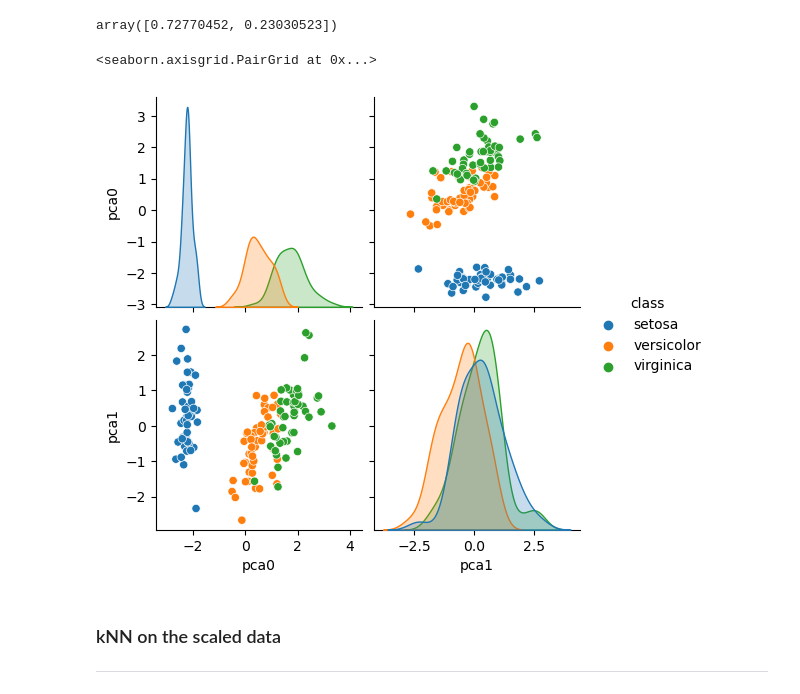
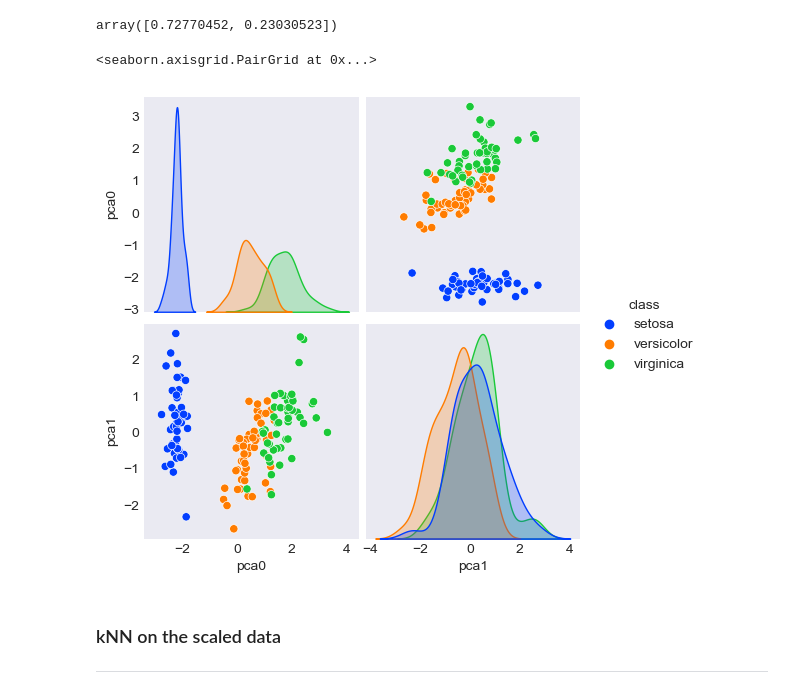
Before and after one commit to Anna20041983/Machine_Learning_and_Statistics, a Jupyter notebook: tasks.ipynb, the cells around one changed output. Drawn from its saved outputs; the diff is of its cells as text; code cells hidden in the pictures.

```diff
--- a/tasks.ipynb
+++ b/tasks.ipynb
@@ -967,8 +1034,8 @@ dtype: float64
 ### Scaling Data
 ***
 # %%
-# Load penguins
-df = pd.read_csv('iris.csv').dropna()
+# Load Iris data from data folder again
+df = pd.read_csv('data/iris.csv').dropna()
 
 # Show the Data Frame
 df
@@ -1210,6 +1277,7 @@ df_pca
 150 rows × 3 columns
 # %%
 # Pair plot
-sns.pairplot(df_pca, hue ='class')
+plt.style.use('seaborn-v0_8-dark')
+sns.pairplot(df_pca, hue ='class', palette='bright')
 # %% [output]
 <seaborn.axisgrid.PairGrid at 0x...>
@@ -1271,10 +1339,11 @@ pca.explained_variance_ratio_
 array([0.72770452, 0.23030523])
 # %%
 # Pair plot
-sns.pairplot(df_trans_pca, hue='class')
+plt.style.use('seaborn-v0_8-dark')
+sns.pairplot(df_trans_pca, hue='class', palette='bright')
 # %% [output]
 <seaborn.axisgrid.PairGrid at 0x...>
-[figure, old version]
+[figure, new version]
 # %% [markdown]
 ### kNN on the scaled data
 ***
```
Also changed, not shown: parts of 55 cells of this notebook, 2 other files.
